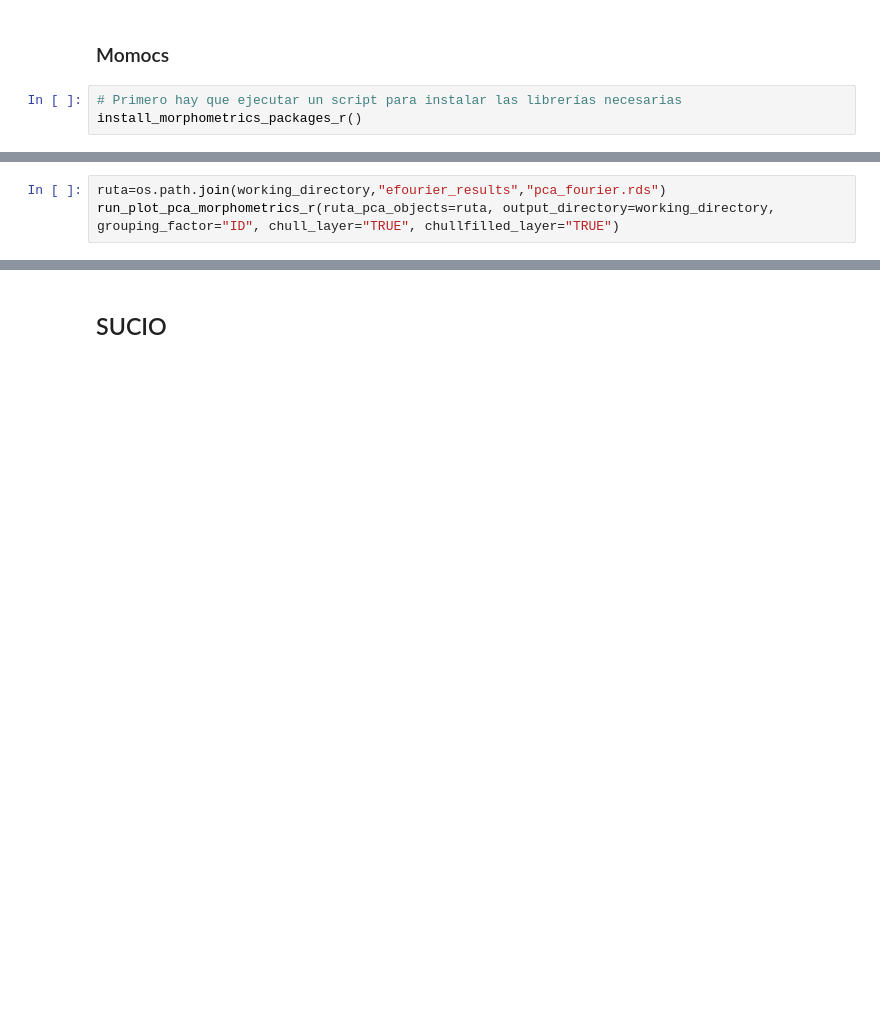
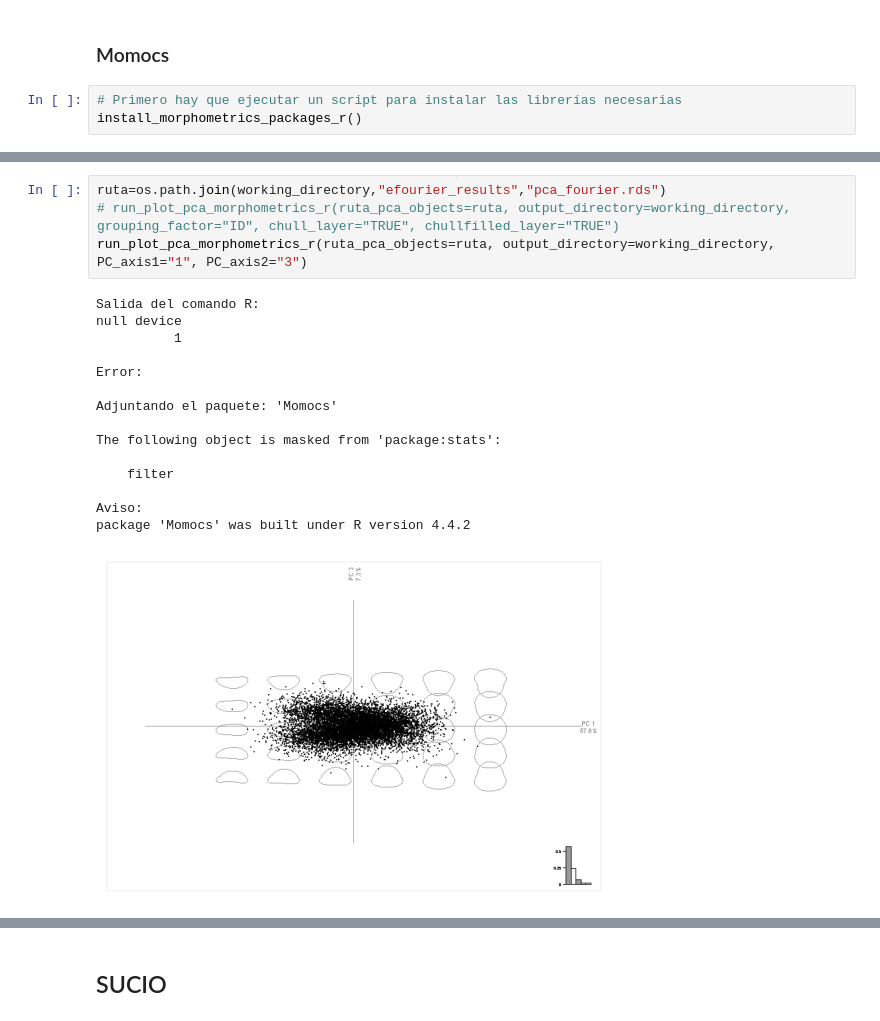
Before and after one commit to jorgemasgomez/almondcv2, a Jupyter notebook: main_processing.ipynb, the cells around one changed output, grey strips where cells are left out. Cells and saved outputs as stored; diff of their text form; blank space fills up the shorter version.

```diff
--- a/main_processing.ipynb
+++ b/main_processing.ipynb
@@ -324,6 +355,23 @@ run_efourier_pca_morphometrics_r(ruta_outline_objects=ruta, nharmonics=10, outpu
 # %%
 ruta=os.path.join(working_directory,"efourier_results","pca_fourier.rds")
-run_plot_pca_morphometrics_r(ruta_pca_objects=ruta, output_directory=working_directory, grouping_factor="ID", chull_layer="TRUE", chullfilled_layer="TRUE")
+# run_plot_pca_morphometrics_r(ruta_pca_objects=ruta, output_directory=working_directory, grouping_factor="ID", chull_layer="TRUE", chullfilled_layer="TRUE")
+run_plot_pca_morphometrics_r(ruta_pca_objects=ruta, output_directory=working_directory, PC_axis1="1", PC_axis2="3")
+# %% [output]
+Salida del comando R:
+null device
+          1
+
+Error:
+
+Adjuntando el paquete: 'Momocs'
+
+The following object is masked from 'package:stats':
+
+    filter
+
+Aviso:
+package 'Momocs' was built under R version 4.4.2
+[figure, added]
 # %%
 ruta=os.path.join(working_directory,"efourier_results","pca_fourier.rds")
 run_kmeans_efourier_r(ruta_pca_objects=ruta, output_directory=working_directory,max_clusters=5)
```
Also changed, not shown: parts of 15 cells of this notebook, 6 other files.
